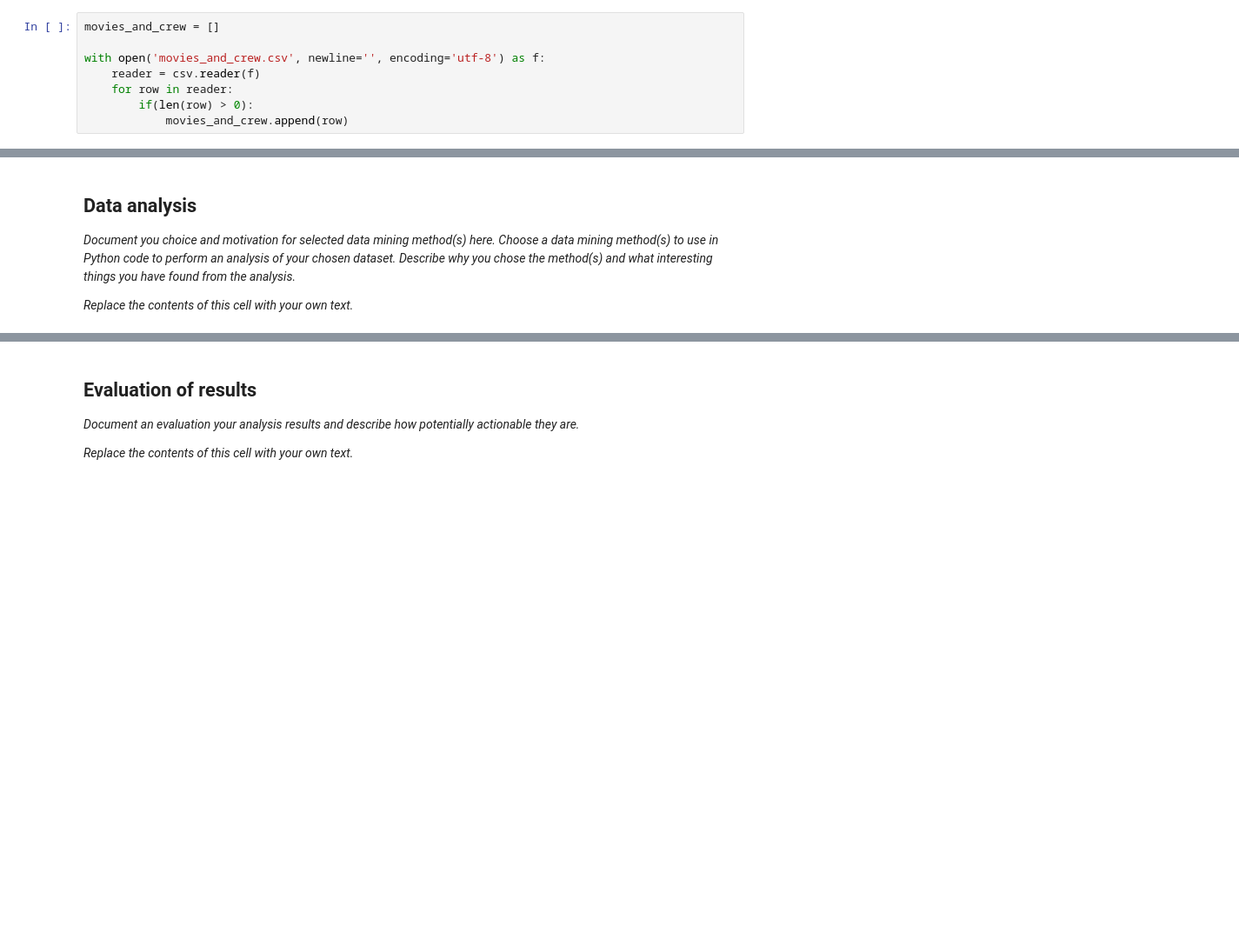
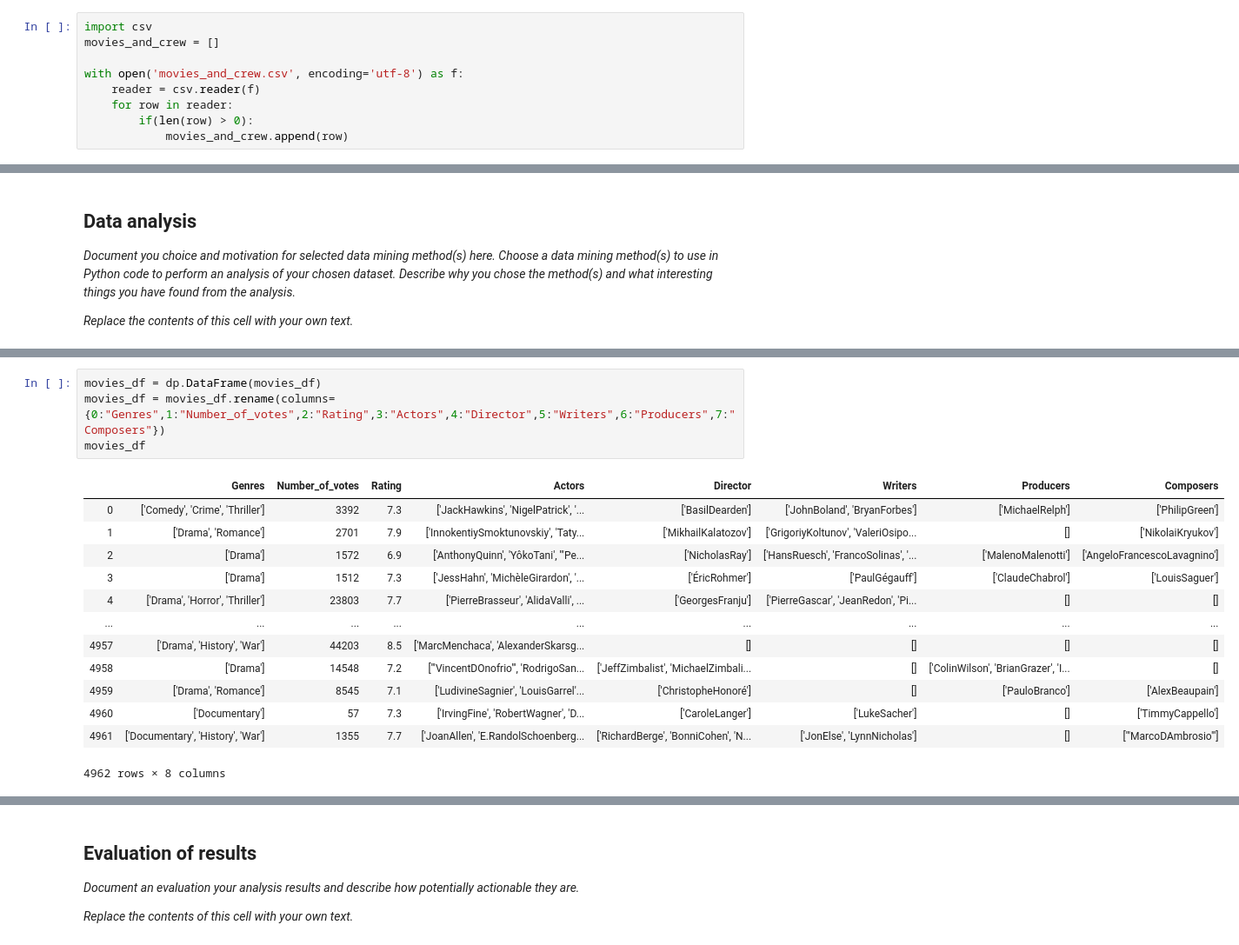
Before and after one commit to Vildmusen/Data_Mining, a Jupyter notebook: Data Mining Project.ipynb, the cells around one changed output, grey strips where cells are left out. Shown: that part at 87% size. Cells and saved outputs as stored; diff of their text form; blank space fills up the shorter version.

```diff
--- a/Data Mining Project.ipynb
+++ b/Data Mining Project.ipynb
@@ -150,9 +160,10 @@ with open('movies_and_crew.csv', 'w', encoding='utf-8') as writeFile:
 # %% [markdown]
 Read movies_and_crew:
 # %%
+import csv
 movies_and_crew = []
 
-with open('movies_and_crew.csv', newline='', encoding='utf-8') as f:
+with open('movies_and_crew.csv', encoding='utf-8') as f:
     reader = csv.reader(f)
     for row in reader:
         if(len(row) > 0):
@@ -332,0 +377,18 @@ with open('complete_array.csv', 'w', encoding='utf-8') as writeFile:
+# %%
+movies_df = dp.DataFrame(movies_df)
+movies_df = movies_df.rename(columns={0:"Genres",1:"Number_of_votes",2:"Rating",3:"Actors",4:"Director",5:"Writers",6:"Producers",7:"Composers"})
+movies_df
+# %% [output]
+|  | Genres | Number_of_votes | Rating | Actors | Director | Writers | Producers | Composers |
+| 0 | ['Comedy', 'Crime', 'Thriller'] | 3392 | 7.3 | ['JackHawkins', 'NigelPatrick', '... | ['BasilDearden'] | ['JohnBoland', 'BryanForbes'] | ['MichaelRelph'] | ['PhilipGreen'] |
+| 1 | ['Drama', 'Romance'] | 2701 | 7.9 | ['InnokentiySmoktunovskiy', 'Taty... | ['MikhailKalatozov'] | ['GrigoriyKoltunov', 'ValeriOsipo... | [] | ['NikolaiKryukov'] |
+| 2 | ['Drama'] | 1572 | 6.9 | ['AnthonyQuinn', 'YôkoTani', '"Pe... | ['NicholasRay'] | ['HansRuesch', 'FrancoSolinas', '... | ['MalenoMalenotti'] | ['AngeloFrancescoLavagnino'] |
+| 3 | ['Drama'] | 1512 | 7.3 | ['JessHahn', 'MichèleGirardon', '... | ['ÉricRohmer'] | ['PaulGégauff'] | ['ClaudeChabrol'] | ['LouisSaguer'] |
+| 4 | ['Drama', 'Horror', 'Thriller'] | 23803 | 7.7 | ['PierreBrasseur', 'AlidaValli', ... | ['GeorgesFranju'] | ['PierreGascar', 'JeanRedon', 'Pi... | [] | [] |
+| ... | ... | ... | ... | ... | ... | ... | ... | ... |
+| 4957 | ['Drama', 'History', 'War'] | 44203 | 8.5 | ['MarcMenchaca', 'AlexanderSkarsg... | [] | [] | [] | [] |
+| 4958 | ['Drama'] | 14548 | 7.2 | ['"VincentDOnofrio"', 'RodrigoSan... | ['JeffZimbalist', 'MichaelZimbali... | [] | ['ColinWilson', 'BrianGrazer', 'I... | [] |
+| 4959 | ['Drama', 'Romance'] | 8545 | 7.1 | ['LudivineSagnier', 'LouisGarrel'... | ['ChristopheHonoré'] | [] | ['PauloBranco'] | ['AlexBeaupain'] |
+| 4960 | ['Documentary'] | 57 | 7.3 | ['IrvingFine', 'RobertWagner', 'D... | ['CaroleLanger'] | ['LukeSacher'] | [] | ['TimmyCappello'] |
+| 4961 | ['Documentary', 'History', 'War'] | 1355 | 7.7 | ['JoanAllen', 'E.RandolSchoenberg... | ['RichardBerge', 'BonniCohen', 'N... | ['JonElse', 'LynnNicholas'] | [] | ['"MarcoDAmbrosio"'] |
+4962 rows × 8 columns
```
Also changed, not shown: parts of 36 cells of this notebook, 4 other files.
